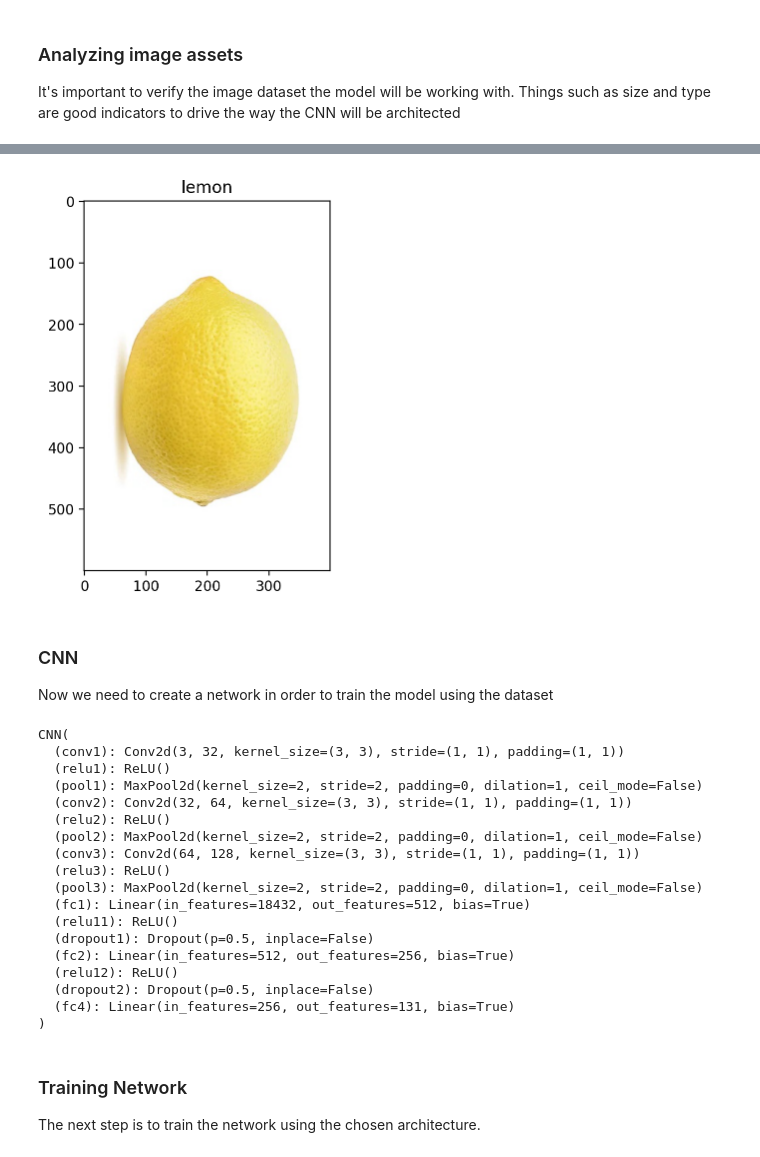
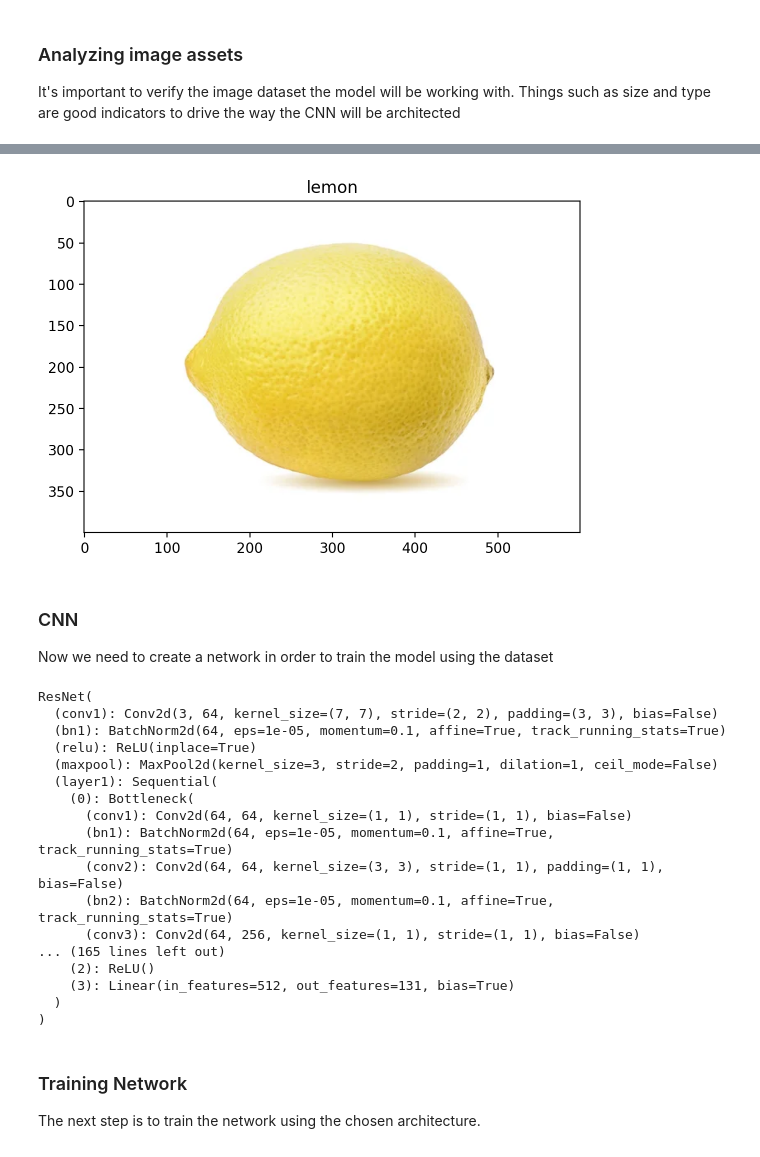
Before and after one commit to gmartinsnull/grocery-classifier, a Jupyter notebook: grocery classifier.ipynb, the cells around one changed output, grey strips where cells are left out. Saved outputs shown, nothing was run; the diff lists cells and outputs as text; code cells hidden in the pictures.

Commit message:
switch cnn to resnet50; re-train model

```diff
--- a/grocery classifier.ipynb
+++ b/grocery classifier.ipynb
@@ -117,14 +142,14 @@ tensor(111)
 # %%
 # plotting image from dataset
-# test_img_path = val_dir+'Watermelon/255_100.jpg'
-test_img_path = 'lemon02.jpg'
+# test_img_path = val_dir+'Watermelon/125_100.jpg'
+test_img_path = 'lemon01.jpg'
 img = Image.open(test_img_path)
 # lbl_origin = test_img_path.split('/')[2]
 lbl_origin = 'lemon'
 plt.title(lbl_origin)
 plt.imshow(img);
 # %% [output]
-[figure, old version]
+[figure, new version]
 # %% [markdown]
 ### CNN
 Now we need to create a network in order to train the model using the dataset
@@ -172,24 +156,35 @@ class CNN(nn.Module):
 # %%
-model = CNN()
+# create resenet model instance
+model = models.resnet50(weights=models.ResNet50_Weights.DEFAULT)
+
+# freeze initial layers except last
+for param in model.parameters():
+    param.requires_grad = False
+
+model.fc = nn.Sequential(
+    nn.Dropout(0.5),
+    nn.Linear(model.fc.in_features,512),
+    nn.ReLU(),
+    nn.Linear(512,len(labels_list))
+)
 model
 # %% [output]
-CNN(
-  (conv1): Conv2d(3, 32, kernel_size=(3, 3), stride=(1, 1), padding=(1, 1))
-  (relu1): ReLU()
-  (pool1): MaxPool2d(kernel_size=2, stride=2, padding=0, dilation=1, ceil_mode=False)
-  (conv2): Conv2d(32, 64, kernel_size=(3, 3), stride=(1, 1), padding=(1, 1))
-  (relu2): ReLU()
-  (pool2): MaxPool2d(kernel_size=2, stride=2, padding=0, dilation=1, ceil_mode=False)
-  (conv3): Conv2d(64, 128, kernel_size=(3, 3), stride=(1, 1), padding=(1, 1))
-  (relu3): ReLU()
-  (pool3): MaxPool2d(kernel_size=2, stride=2, padding=0, dilation=1, ceil_mode=False)
-  (fc1): Linear(in_features=18432, out_features=512, bias=True)
-  (relu11): ReLU()
-  (dropout1): Dropout(p=0.5, inplace=False)
-  (fc2): Linear(in_features=512, out_features=256, bias=True)
-  (relu12): ReLU()
-  (dropout2): Dropout(p=0.5, inplace=False)
-  (fc4): Linear(in_features=256, out_features=131, bias=True)
+ResNet(
+  (conv1): Conv2d(3, 64, kernel_size=(7, 7), stride=(2, 2), padding=(3, 3), bias=False)
+  (bn1): BatchNorm2d(64, eps=1e-05, momentum=0.1, affine=True, track_running_stats=True)
+  (relu): ReLU(inplace=True)
+  (maxpool): MaxPool2d(kernel_size=3, stride=2, padding=1, dilation=1, ceil_mode=False)
+  (layer1): Sequential(
+    (0): Bottleneck(
+      (conv1): Conv2d(64, 64, kernel_size=(1, 1), stride=(1, 1), bias=False)
+      (bn1): BatchNorm2d(64, eps=1e-05, momentum=0.1, affine=True, track_running_stats=True)
+      (conv2): Conv2d(64, 64, kernel_size=(3, 3), stride=(1, 1), padding=(1, 1), bias=False)
+      (bn2): BatchNorm2d(64, eps=1e-05, momentum=0.1, affine=True, track_running_stats=True)
+      (conv3): Conv2d(64, 256, kernel_size=(1, 1), stride=(1, 1), bias=False)
+... (165 lines left out)
+    (2): ReLU()
+    (3): Linear(in_features=512, out_features=131, bias=True)
+  )
 )
 # %% [markdown]
 ### Training Network
```
Also changed, not shown: parts of 18 cells of this notebook.
